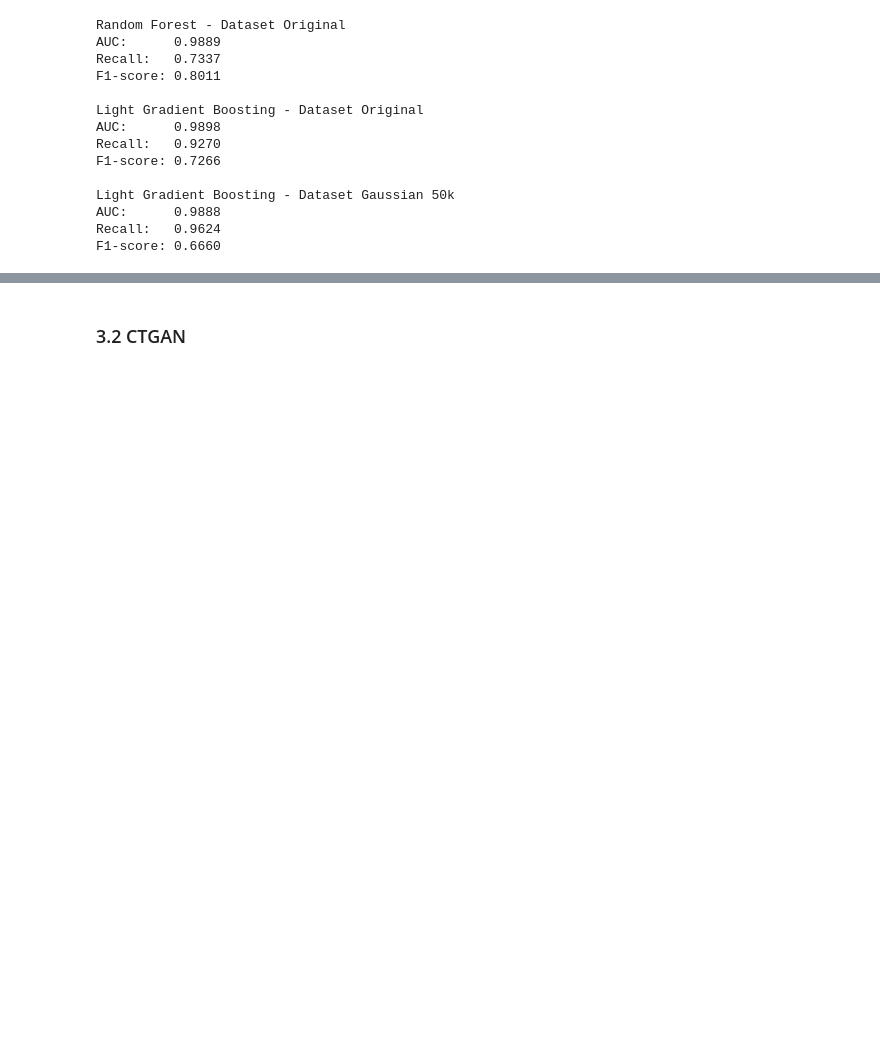
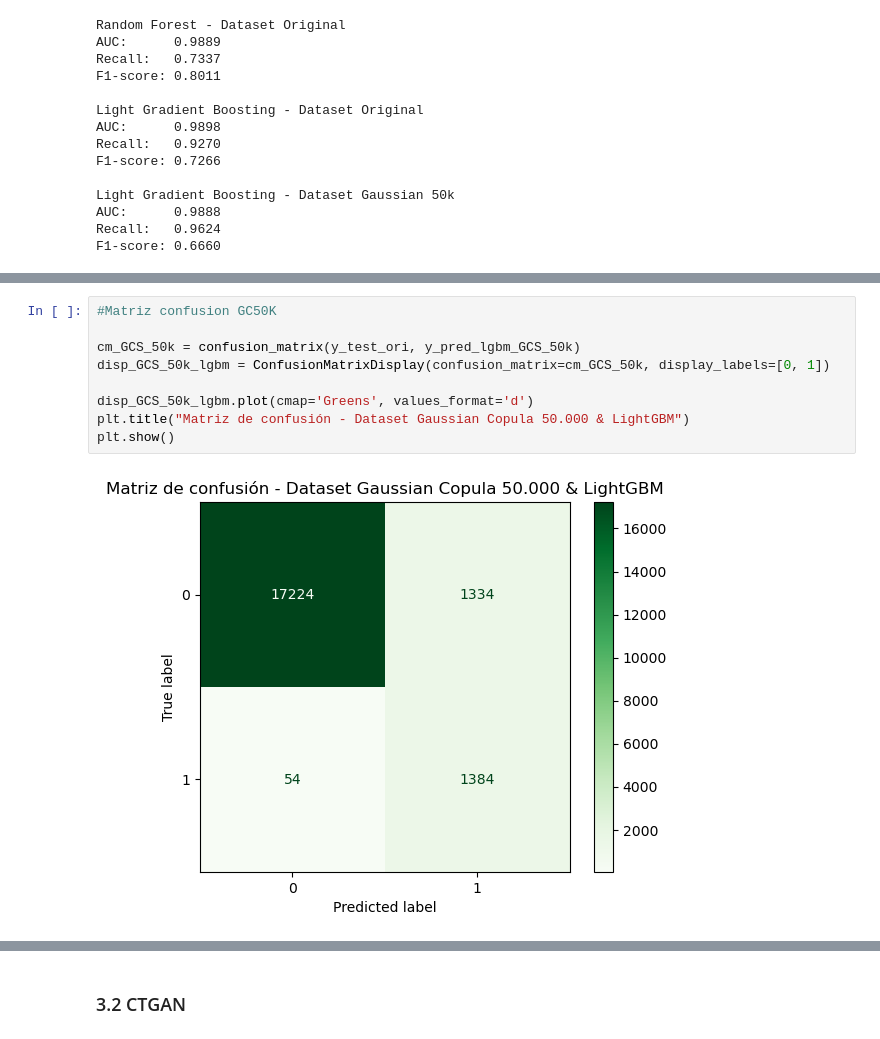
Before and after one commit to UOCACM/deteccion_fraude, a Jupyter notebook: TFM acaballeroman.ipynb, the cells around one changed output, grey strips where cells are left out. Cells and saved outputs as stored; diff of their text form; blank space fills up the shorter version.

```diff
--- a/TFM acaballeroman.ipynb
+++ b/TFM acaballeroman.ipynb
@@ -639,0 +659,11 @@ F1-score: 0.6660
+# %%
+#Matriz confusion GC50K
+
+cm_GCS_50k = confusion_matrix(y_test_ori, y_pred_lgbm_GCS_50k)
+disp_GCS_50k_lgbm = ConfusionMatrixDisplay(confusion_matrix=cm_GCS_50k, display_labels=[0, 1])
+
+disp_GCS_50k_lgbm.plot(cmap='Greens', values_format='d')
+plt.title("Matriz de confusión - Dataset Gaussian Copula 50.000 & LightGBM")
+plt.show()
+# %% [output]
+[figure, added]
```
Also changed, not shown: parts of 21 cells of this notebook.
